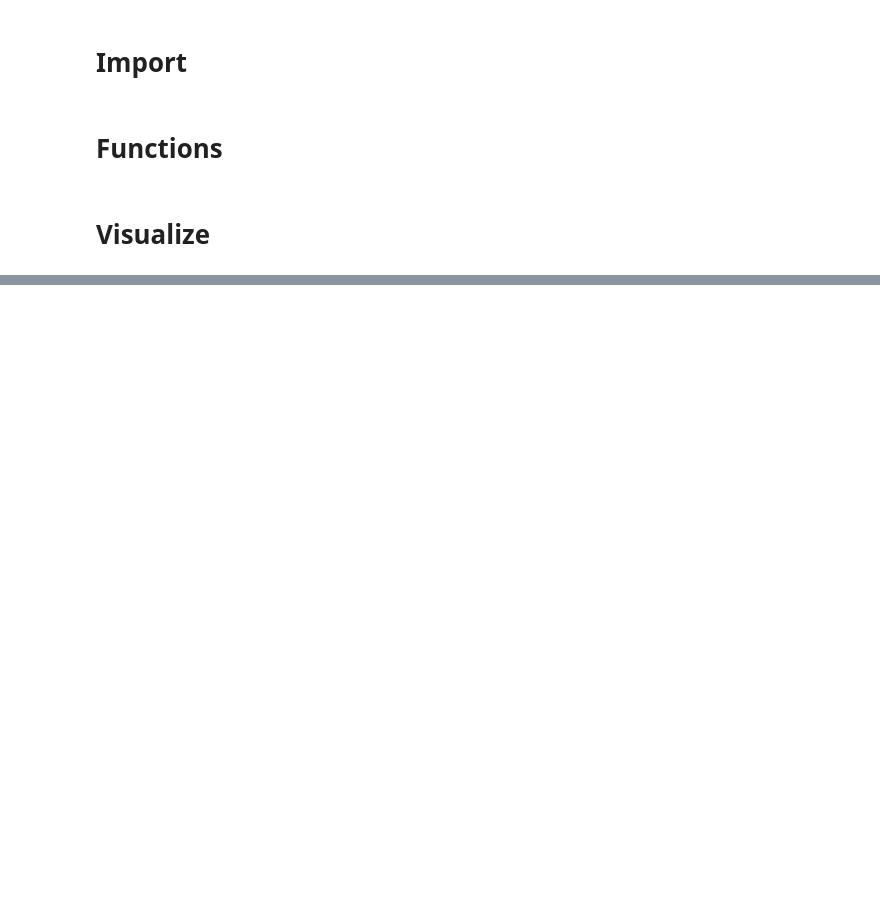
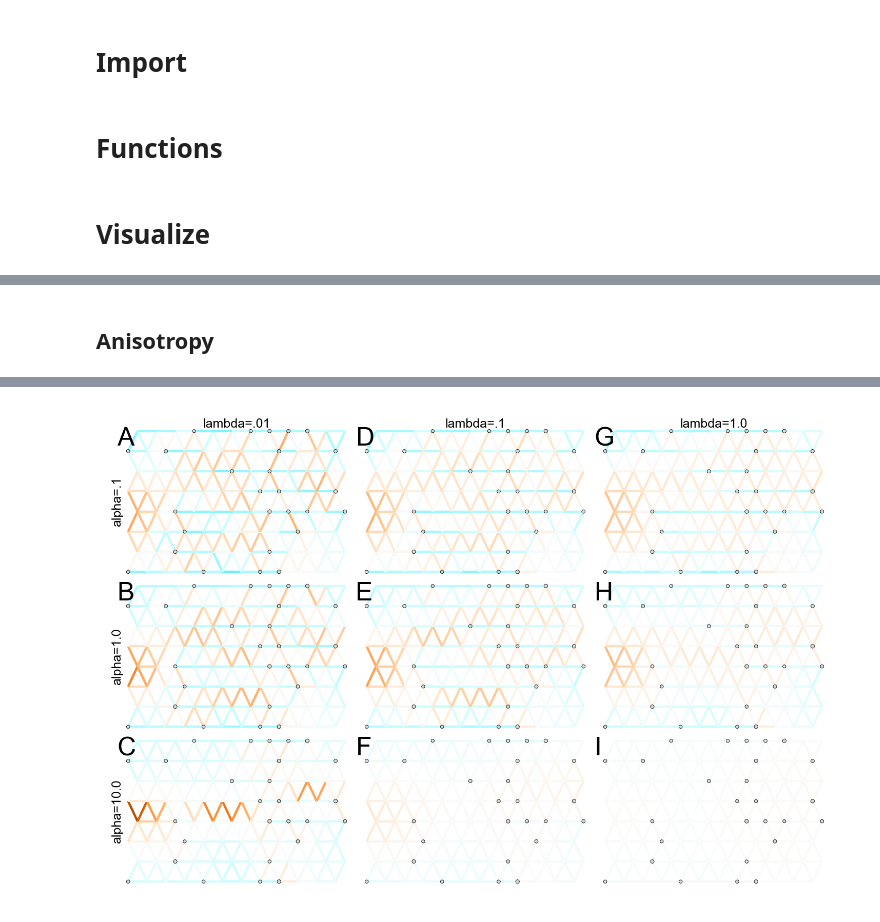
Before and after one commit to jhmarcus/feems-analysis, a Jupyter notebook: notebooks/supp-figure-3-and-4-alpha-lambda-sim.ipynb, the cells around one changed output, grey strips where cells are left out. Cells and saved outputs as stored; diff of their text form; code cells hidden in the pictures; blank space fills up the shorter version.

```diff
--- a/notebooks/supp-figure-3-and-4-alpha-lambda-sim.ipynb
+++ b/notebooks/supp-figure-3-and-4-alpha-lambda-sim.ipynb
@@ -168,0 +181,67 @@ Wall time: 22.9 s
+# %% [markdown]
+## Anisotropy
+# %%
+%%time
+title_loc = "left"
+title_pad = "-10"
+title_fontsize = 12
+
+# setup figure
+fig = plt.figure(dpi=300)
+spec = gridspec.GridSpec(
+    ncols=3, nrows=3, figure=fig, wspace=0.0, hspace=0.0
+)
+
+rep = 0
+
+ax_00 = fig.add_subplot(spec[0, 0])
+ax_00.set_title("A", loc=title_loc, pad=title_pad,
+                fontdict={"fontsize": title_fontsize})
+ax_00.text(.5, 1.0, "lambda=.01", horizontalalignment="center", verticalalignment="center", transform=ax_00.transAxes, fontsize=6)
+ax_00.text(0, .5, "alpha=.1", horizontalalignment="center", verticalalignment="center", rotation=90, transform=ax_00.transAxes, fontsize=6)
+fit_and_plot_simulation(ax_00, "ibdaniso", "missingatrandom", rep, .1, .01)
+
+ax_01 = fig.add_subplot(spec[0, 1])
+ax_01.set_title("D", loc=title_loc, pad=title_pad,
+                fontdict={"fontsize": title_fontsize})
+ax_01.text(.5, 1.0, "lambda=.1", horizontalalignment="center", verticalalignment="center", transform=ax_01.transAxes, fontsize=6)
+fit_and_plot_simulation(ax_01, "ibdaniso", "missingatrandom", rep, .1, .1)
+
+ax_02 = fig.add_subplot(spec[0, 2])
+ax_02.set_title("G", loc=title_loc, pad=title_pad,
+                fontdict={"fontsize": title_fontsize})
+ax_02.text(.5, 1.0, "lambda=1.0", horizontalalignment="center", verticalalignment="center", transform=ax_02.transAxes, fontsize=6)
+fit_and_plot_simulation(ax_02, "ibdaniso", "missingatrandom", rep, .1, 1.)
+
+ax_10 = fig.add_subplot(spec[1, 0])
+ax_10.set_title("B", loc=title_loc, pad=title_pad,
+                fontdict={"fontsize": title_fontsize})
+ax_10.text(0, .5, "alpha=1.0", horizontalalignment="center", verticalalignment="center", rotation=90, transform=ax_10.transAxes, fontsize=6)
+fit_and_plot_simulation(ax_10, "ibdaniso", "missingatrandom", rep, 1., .01)
+
+ax_11 = fig.add_subplot(spec[1, 1])
+ax_11.set_title("E", loc=title_loc, pad=title_pad,
+                fontdict={"fontsize": title_fontsize})
+fit_and_plot_simulation(ax_11, "ibdaniso", "missingatrandom", rep, 1., .1)
+
+ax_12 = fig.add_subplot(spec[1, 2])
+ax_12.set_title("H", loc=title_loc, pad=title_pad,
+                fontdict={"fontsize": title_fontsize})
+fit_and_plot_simulation(ax_12, "ibdaniso", "missingatrandom", rep, 1., 1.)
+
+ax_20 = fig.add_subplot(spec[2, 0])
+ax_20.set_title("C", loc=title_loc, pad=title_pad,
+                fontdict={"fontsize": title_fontsize})
+ax_20.text(0, .5, "alpha=10.0", horizontalalignment="center", verticalalignment="center", rotation=90, transform=ax_20.transAxes, fontsize=6)
+fit_and_plot_simulation(ax_20, "ibdaniso", "missingatrandom", rep, 10., .01)
+
+ax_21 = fig.add_subplot(spec[2, 1])
+ax_21.set_title("F", loc=title_loc, pad=title_pad,
+                fontdict={"fontsize": title_fontsize})
+fit_and_plot_simulation(ax_21, "ibdaniso", "missingatrandom", rep, 10., .1)
+
+ax_22 = fig.add_subplot(spec[2, 2])
+ax_22.set_title("I", loc=title_loc, pad=title_pad,
+                fontdict={"fontsize": title_fontsize})
+fit_and_plot_simulation(ax_22, "ibdaniso", "missingatrandom", rep, 10., 1.)
+# %% [output]
@@ -168,0 +268 @@ Wall time: 22.9 s
+[figure, added]
```
Also changed, not shown: parts of 5 cells of this notebook, 4 other files.
